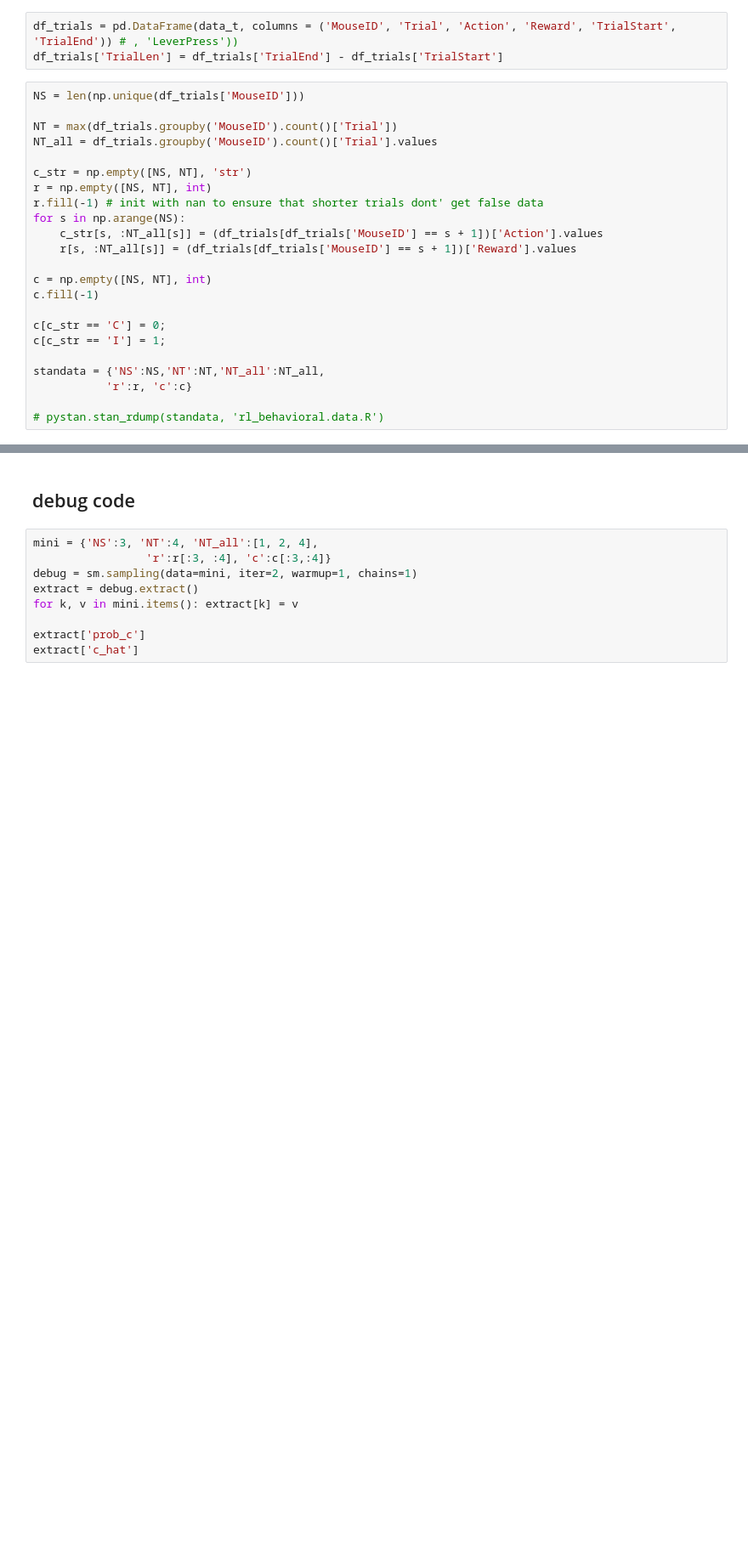
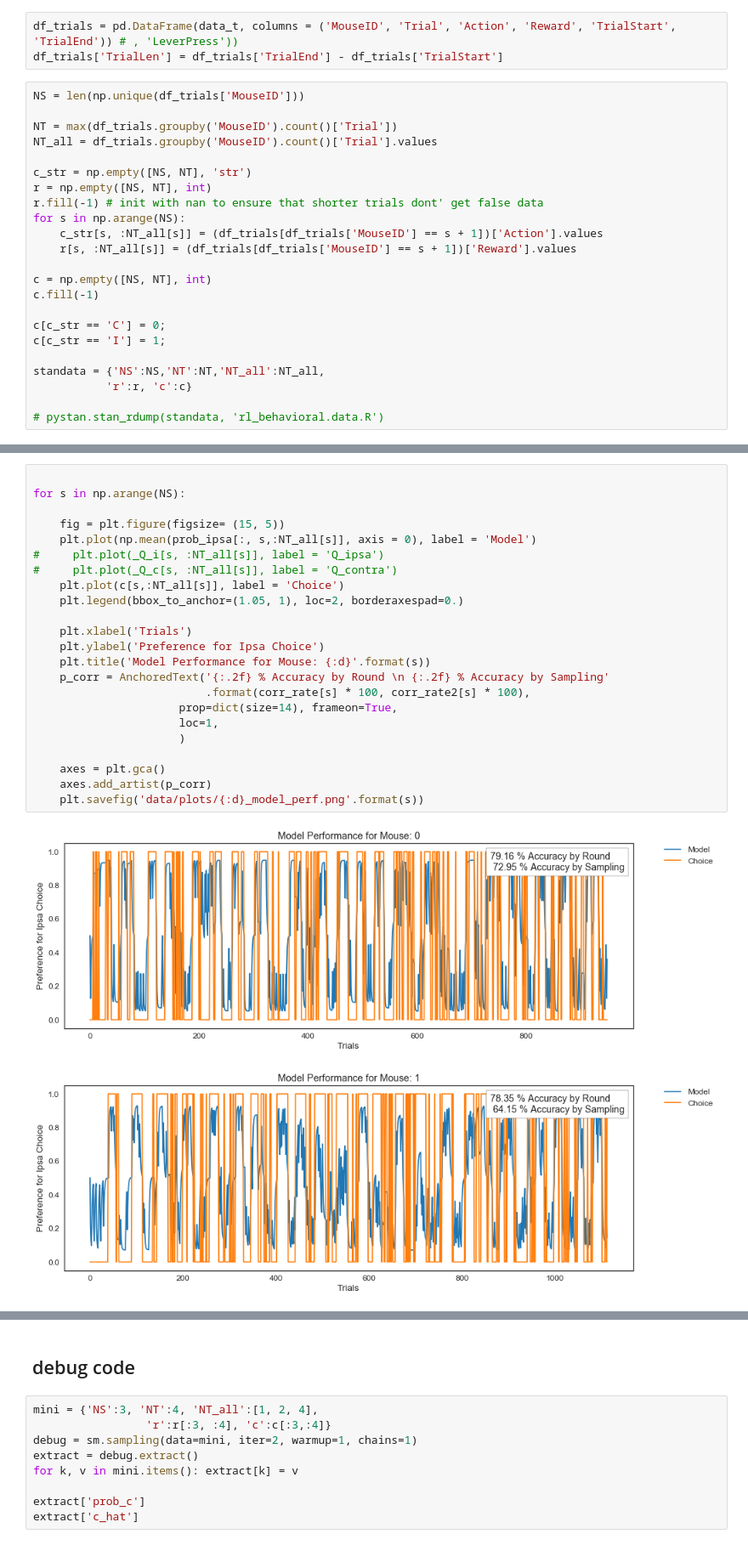
Before and after one commit to rachelstephlee/qlearning, a Jupyter notebook: BehavioralFit2.ipynb, the cells around one changed output, grey strips where cells are left out. Shown at 85% size. Saved outputs shown, nothing was run; the diff lists cells and outputs as text; blank space fills up the shorter version.

```diff
--- a/BehavioralFit2.ipynb
+++ b/BehavioralFit2.ipynb
@@ -105,0 +287,26 @@ INFO:pystan:COMPILING THE C++ CODE FOR MODEL anon_model_d693fe62672ceb27edff09fd
+# %%
+
+for s in np.arange(NS):
+
+    fig = plt.figure(figsize= (15, 5))
+    plt.plot(np.mean(prob_ipsa[:, s,:NT_all[s]], axis = 0), label = 'Model')
+#     plt.plot(_Q_i[s, :NT_all[s]], label = 'Q_ipsa')
+#     plt.plot(_Q_c[s, :NT_all[s]], label = 'Q_contra')
+    plt.plot(c[s,:NT_all[s]], label = 'Choice')
+    plt.legend(bbox_to_anchor=(1.05, 1), loc=2, borderaxespad=0.)
+
+    plt.xlabel('Trials')
+    plt.ylabel('Preference for Ipsa Choice')
+    plt.title('Model Performance for Mouse: {:d}'.format(s))
+    p_corr = AnchoredText('{:.2f} % Accuracy by Round \n {:.2f} % Accuracy by Sampling'
+                          .format(corr_rate[s] * 100, corr_rate2[s] * 100),
+                      prop=dict(size=14), frameon=True,
+                      loc=1,
+                      )
+
+    axes = plt.gca()
+    axes.add_artist(p_corr)
+    plt.savefig('data/plots/{:d}_model_perf.png'.format(s))
+# %% [output]
+[figure, added]
+[figure, added]
```
Also changed, not shown: parts of 18 cells of this notebook, 3 other files.
